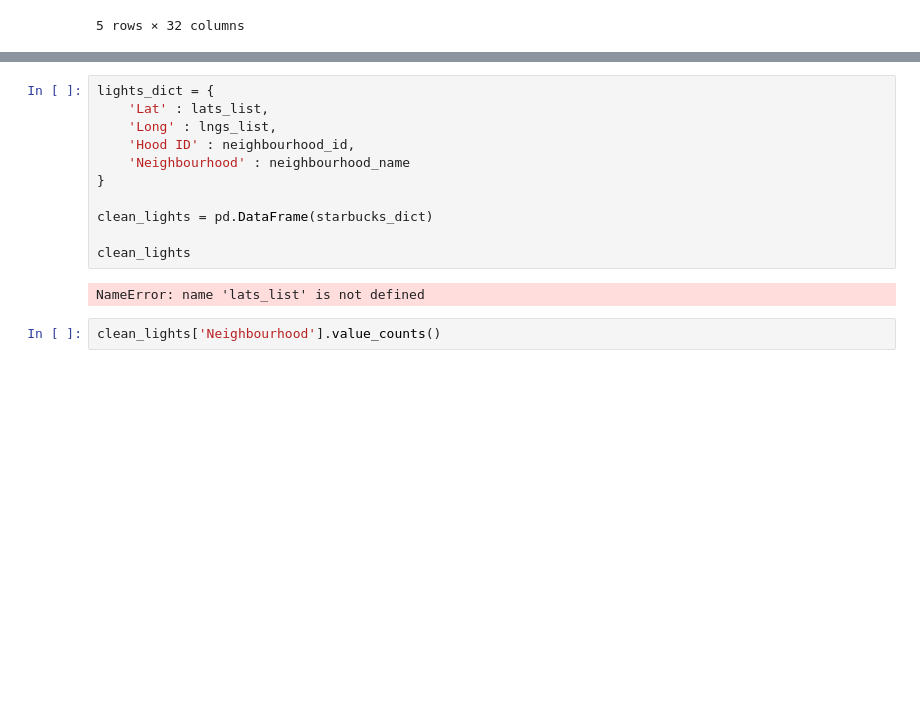
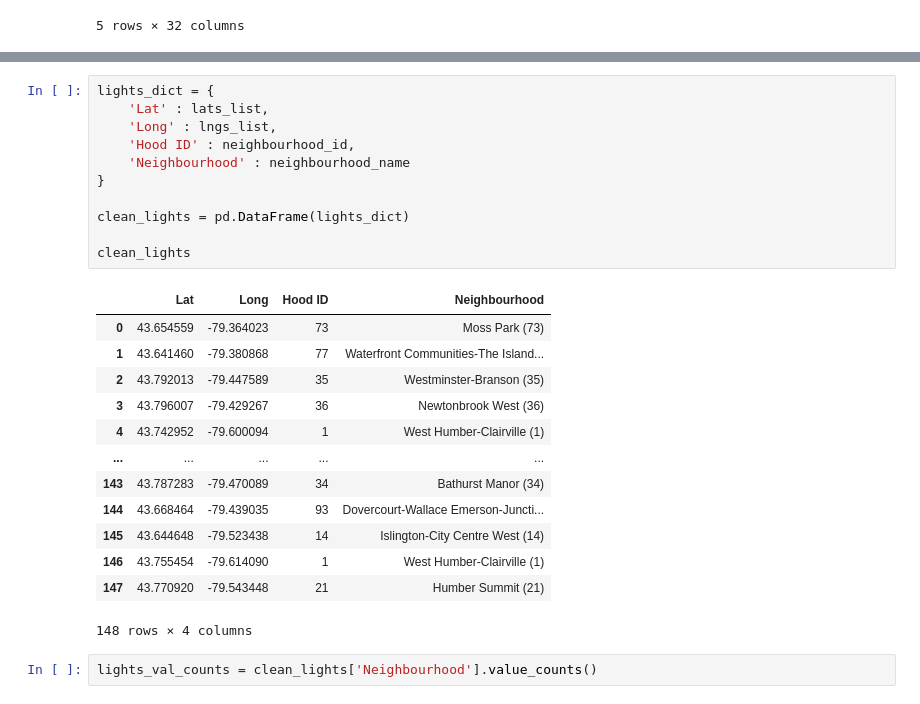
Before and after one commit to saif-gorges/GTA-Crime-and-Income-Analysis, a Jupyter notebook: Red Light Data/Red Lights.ipynb, the cells around one changed output, grey strips where cells are left out. Cells and saved outputs as stored; diff of their text form; blank space fills up the shorter version.

```diff
--- a/Red Light Data/Red Lights.ipynb
+++ b/Red Light Data/Red Lights.ipynb
@@ -71,15 +75,27 @@ AttributeError: 'str' object has no attribute '_geom'
 # %%
 lights_dict = {
     'Lat' : lats_list,
     'Long' : lngs_list,
     'Hood ID' : neighbourhood_id,
     'Neighbourhood' : neighbourhood_name
 }
 
-clean_lights = pd.DataFrame(starbucks_dict)
+clean_lights = pd.DataFrame(lights_dict)
 
 clean_lights
 # %% [output]
+|  | Lat | Long | Hood ID | Neighbourhood |
+| 0 | 43.654559 | -79.364023 | 73 | Moss Park (73) |
+| 1 | 43.641460 | -79.380868 | 77 | Waterfront Communities-The Island... |
+| 2 | 43.792013 | -79.447589 | 35 | Westminster-Branson (35) |
+| 3 | 43.796007 | -79.429267 | 36 | Newtonbrook West (36) |
+| 4 | 43.742952 | -79.600094 | 1 | West Humber-Clairville (1) |
+| ... | ... | ... | ... | ... |
+| 143 | 43.787283 | -79.470089 | 34 | Bathurst Manor (34) |
+| 144 | 43.668464 | -79.439035 | 93 | Dovercourt-Wallace Emerson-Juncti... |
+| 145 | 43.644648 | -79.523438 | 14 | Islington-City Centre West (14) |
+| 146 | 43.755454 | -79.614090 | 1 | West Humber-Clairville (1) |
+| 147 | 43.770920 | -79.543448 | 21 | Humber Summit (21) |
-NameError: name 'lats_list' is not defined
+148 rows × 4 columns
 # %%
-clean_lights['Neighbourhood'].value_counts()
+lights_val_counts = clean_lights['Neighbourhood'].value_counts()
```
Also changed, not shown: parts of 9 cells of this notebook.
